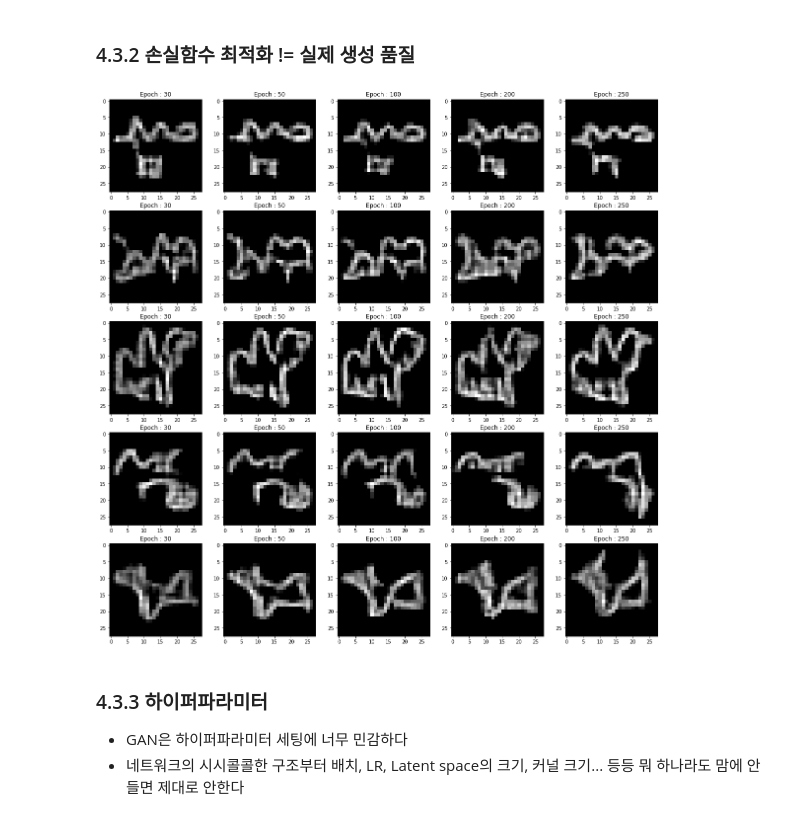
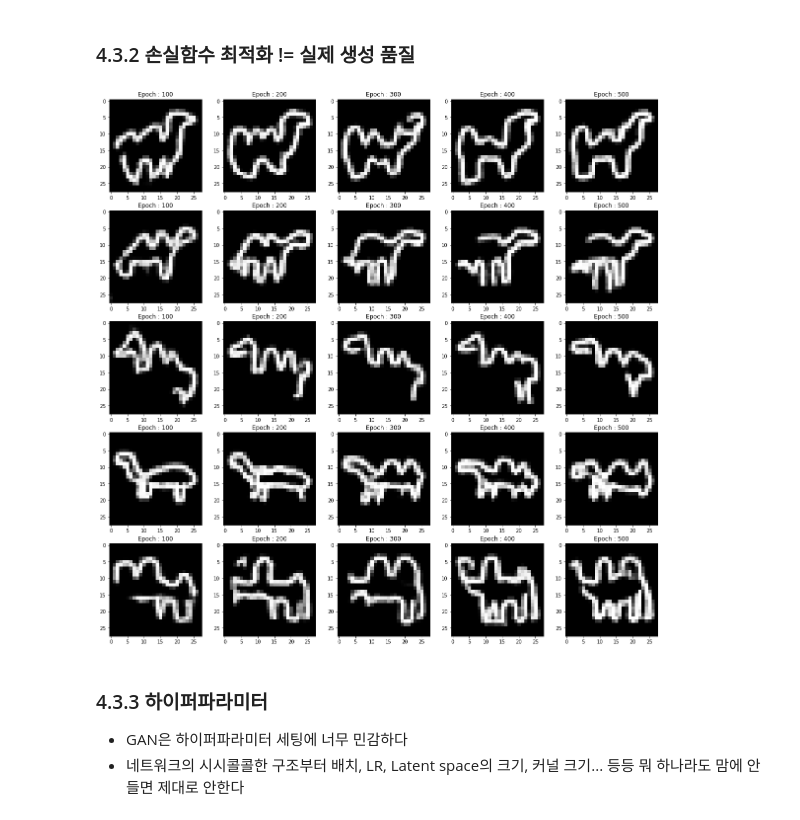
Before and after one commit to HongSungRae/Generative-Deep-Learning-for-Pytorch, a Jupyter notebook: 4장.GAN-생성적 적대 신경망.ipynb, the cells around one changed output. Cells and saved outputs as stored; diff of their text form; code cells hidden in the pictures.

```diff
--- a/4장.GAN-생성적 적대 신경망.ipynb
+++ b/4장.GAN-생성적 적대 신경망.ipynb
@@ -220,9 +236,10 @@ torch.Size([32, 1, 28, 28]) <class 'torch.Tensor'>
 # %%
 # 학습 변수
 
-epochs = 300
-bs = 32
-lr = 1e-3
+epochs = 500
+bs = 128
+lr_g = 1e-3
+lr_d = 1e-4
 # %%
 # Discriminator loss 만들기
 
@@ -243,7 +260,7 @@ class DiscriminatorLoss(nn.Module):
 
 
 if __name__ == '__main__':
-    critierion = DiscriminatorLoss()
+    critierion = DiscriminatorLoss(bs=bs)
     pred_real = torch.cat([torch.zeros(bs,1),torch.ones(bs,1)],dim=-1).cuda()
     pred_fake = torch.cat([torch.ones(bs,1),torch.zeros(bs,1)],dim=-1).cuda()
     loss = critierion(pred_real, pred_fake)
@@ -257,19 +274,20 @@ if __name__ == '__main__':
 generator = Generator().cuda()
 discriminator = Discriminator().cuda()
 
-criterion_d = DiscriminatorLoss()
-optimizer_d = torch.optim.RMSprop(params=discriminator.parameters(),lr=1e-4) # !중요 : D의 성능이 G에 비해 너무 빨리 올라서 D의 성능을 lr 조정을 통해 더디게 만들었다.
+criterion_d = DiscriminatorLoss(bs=bs)
+optimizer_d = torch.optim.RMSprop(params=discriminator.parameters(),lr=lr_d) # !중요 : D의 성능이 G에 비해 너무 빨리 올라서 D의 성능을 lr 조정을 통해 더디게 만들었다.
 
 criterion_g = torch.nn.CrossEntropyLoss()
-optimizer_g = torch.optim.RMSprop(params=generator.parameters(),lr=lr)
+optimizer_g = torch.optim.RMSprop(params=generator.parameters(),lr=lr_g)
 # %%
 # 학습
 from tqdm import tqdm
+import torch.nn.functional as F
 
 train_dataset = Camel('train')
-train_dataloader = DataLoader(train_dataset, 32, shuffle=True)
+train_dataloader = DataLoader(train_dataset, bs, shuffle=True, drop_last=True)
 test_dataset = Camel('test')
-test_dataloader = DataLoader(test_dataset, 32)
+test_dataloader = DataLoader(test_dataset, bs, shuffle=True, drop_last=True)
 
 train_discriminator_loss = []
 train_generator_loss = []
@@ -296,15 +314,16 @@ for epoch in tqdm(range(epochs)):
 
         # generator 학습
         generated = discriminator(generator(z)) # (bs, 2) -> [0,1]로 예측하게, D freeze
+        generated = F.softmax(generated, dim=-1)
         loss_g = criterion_g(generated, g_target)
         optimizer_g.zero_grad()
         loss_g.backward()
         optimizer_g.step()
         train_generator_loss.append(loss_g.item())
 
-        # 중간 점검용
-        if i in [30, 50, 100, 200, 250]:
-            results.append(generator(z_seed).detach())
+    # 중간 점검용
+    if (epoch+1)%100==0:
+        results.append(generator(z_seed).detach())
 # %% [markdown]
 ### 4.2.5 Test set으로 생성결과 보기
 # %%
@@ -348,16 +368,16 @@ G가 D를 속일 수 있는 단 하나의 샘플에만 수렴해버리는 경우
 # %%
 plt.figure(figsize=(20,20))
 
 for col in range(1,5+1):
     images = results[col-1]
     images = images.detach().cpu().numpy()
     for row in range(1,5+1):
         img = np.einsum('c...->...c',images[row-1])
         plt.subplot(5,5,(row-1)*5+col)
         plt.imshow(img,cmap='gray',interpolation=None)
-        plt.title(f'Epoch : {[30, 50, 100, 200, 250][col-1]}')
+        plt.title(f'Epoch : {[100, 200, 300, 400, 500][col-1]}')
 # %% [output]
-[figure, old version]
+[figure, new version]
 # %% [markdown]
 ### 4.3.3 하이퍼파라미터
 - GAN은 하이퍼파라미터 세팅에 너무 민감하다
```
Also changed, not shown: parts of 14 cells of this notebook.
